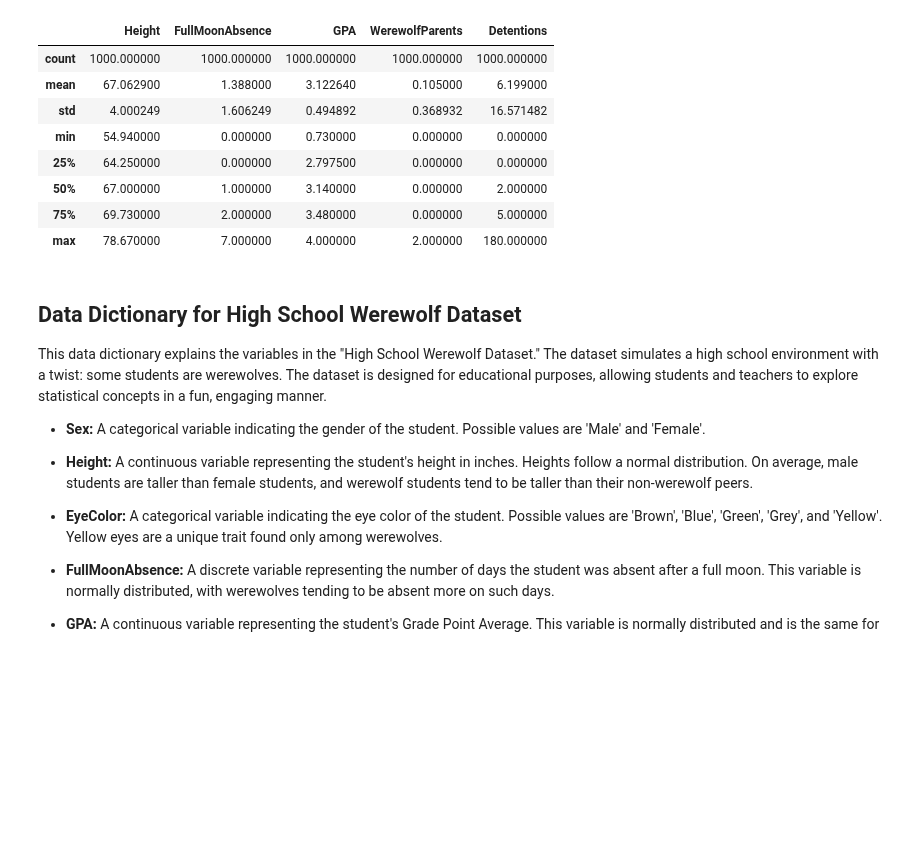
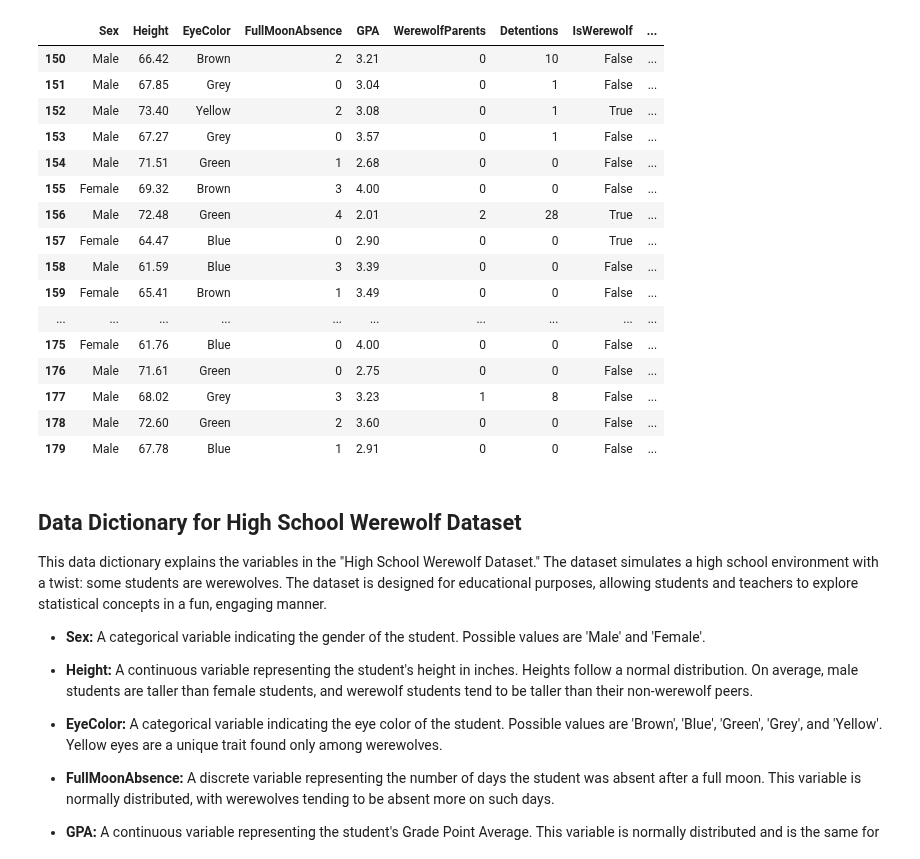
Before and after one commit to brendanpshea/A-Little-More-Logical, a Jupyter notebook: Werewolf_Python_Script.ipynb, the cells around one changed output. Drawn from its saved outputs; the diff is of its cells as text; code cells hidden in the pictures; blank space fills up the shorter version.

```diff
--- a/Werewolf_Python_Script.ipynb
+++ b/Werewolf_Python_Script.ipynb
@@ -133,15 +133,25 @@ df.head(20)
-# %%
-df.describe()
-# %% [output]
-|  | Height | FullMoonAbsence | GPA | WerewolfParents | Detentions |
-| count | 1000.000000 | 1000.000000 | 1000.000000 | 1000.000000 | 1000.000000 |
-| mean | 67.062900 | 1.388000 | 3.122640 | 0.105000 | 6.199000 |
-| std | 4.000249 | 1.606249 | 0.494892 | 0.368932 | 16.571482 |
-| min | 54.940000 | 0.000000 | 0.730000 | 0.000000 | 0.000000 |
-| 25% | 64.250000 | 0.000000 | 2.797500 | 0.000000 | 0.000000 |
-| 50% | 67.000000 | 1.000000 | 3.140000 | 0.000000 | 2.000000 |
-| 75% | 69.730000 | 2.000000 | 3.480000 | 0.000000 | 5.000000 |
-| max | 78.670000 | 7.000000 | 4.000000 | 2.000000 | 180.000000 |
+# %%
+my_class = df[df['Homeroom']=="11-B"]
+# %%
+my_class
+# %% [output]
+|  | Sex | Height | EyeColor | FullMoonAbsence | GPA | WerewolfParents | Detentions | IsWerewolf | ... |
+| 150 | Male | 66.42 | Brown | 2 | 3.21 | 0 | 10 | False | ... |
+| 151 | Male | 67.85 | Grey | 0 | 3.04 | 0 | 1 | False | ... |
+| 152 | Male | 73.40 | Yellow | 2 | 3.08 | 0 | 1 | True | ... |
+| 153 | Male | 67.27 | Grey | 0 | 3.57 | 0 | 1 | False | ... |
+| 154 | Male | 71.51 | Green | 1 | 2.68 | 0 | 0 | False | ... |
+| 155 | Female | 69.32 | Brown | 3 | 4.00 | 0 | 0 | False | ... |
+| 156 | Male | 72.48 | Green | 4 | 2.01 | 2 | 28 | True | ... |
+| 157 | Female | 64.47 | Blue | 0 | 2.90 | 0 | 0 | True | ... |
+| 158 | Male | 61.59 | Blue | 3 | 3.39 | 0 | 0 | False | ... |
+| 159 | Female | 65.41 | Brown | 1 | 3.49 | 0 | 0 | False | ... |
+| ... | ... | ... | ... | ... | ... | ... | ... | ... | ... |
+| 175 | Female | 61.76 | Blue | 0 | 4.00 | 0 | 0 | False | ... |
+| 176 | Male | 71.61 | Green | 0 | 2.75 | 0 | 0 | False | ... |
+| 177 | Male | 68.02 | Grey | 3 | 3.23 | 1 | 8 | False | ... |
+| 178 | Male | 72.60 | Green | 2 | 3.60 | 0 | 0 | False | ... |
+| 179 | Male | 67.78 | Blue | 1 | 2.91 | 0 | 0 | False | ... |
 # %% [markdown]
 ## Data Dictionary for High School Werewolf Dataset
 This data dictionary explains the variables in the "High School Werewolf Dataset." The dataset simulates a high school environment with a twist: some students are werewolves. The dataset is designed for educational purposes, allowing students and teachers to explore statistical concepts in a fun, engaging manner.
```
Also changed, not shown: parts of 3 cells of this notebook.
